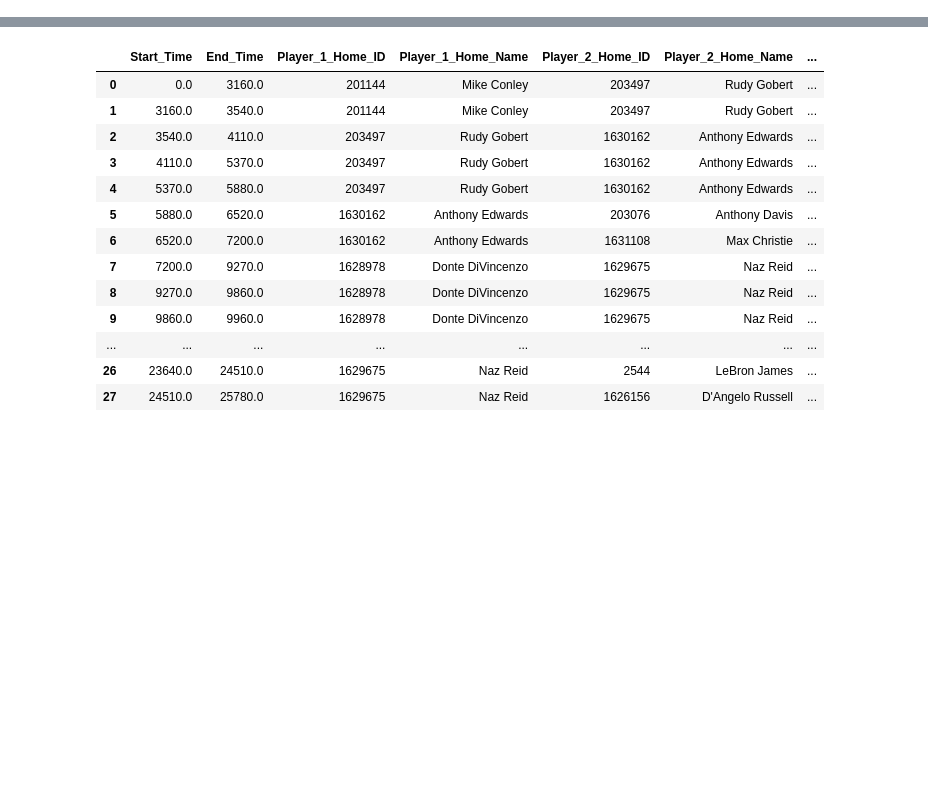
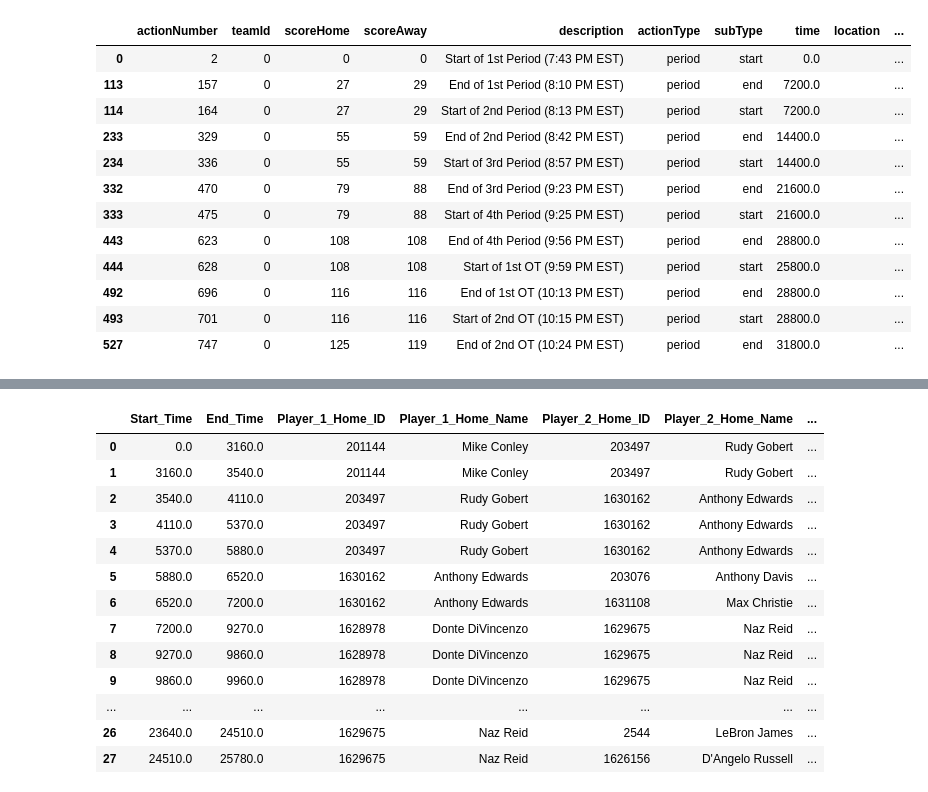
Before and after one commit to dominik-sv/NBA-Adjusted-Plus-Minus, a Jupyter notebook: populate_lineups_w_data.ipynb, the cells around one changed output, grey strips where cells are left out. Cells and saved outputs as stored; diff of their text form; code cells hidden in the pictures; blank space fills up the shorter version.

Commit message:
finding possessions in play by play data

```diff
--- a/populate_lineups_w_data.ipynb
+++ b/populate_lineups_w_data.ipynb
@@ -44,2 +53,5 @@ player_team_dict
+# %%
+def other_team(team, teams = teams):
+    return teams[0] if team == teams[1] else teams[1]
 # %%
 pbp = PlayByPlayV3(game_id=game_id).get_data_frames()[0]
@@ -50,7 +73,8 @@ pbp[['scoreHome', 'scoreAway']] = pbp[['scoreHome', 'scoreAway']].replace('', np
 pbp[['scoreHome', 'scoreAway']] = pbp[['scoreHome', 'scoreAway']].ffill()
 # %%
 plays = pbp[['actionNumber', 'teamId', 'scoreHome', 'scoreAway', 'description', 'actionType', 'subType', 'time', 'location']].copy()
-plays['possessionEnd'] = False
+plays['newPossession'] = False
+plays['possession'] = None
 # %%
 for idx, row in plays.iterrows():
     actionType = row['actionType']
@@ -100 +193,53 @@ for idx, row in plays.iterrows():
+# %%
+for idx, row in plays.iterrows():
+    possession_end = row['newPossession']
+    actionType = row['actionType']
+    subType = row['subType']
+    description = row['description']
+
+    if actionType == 'period' and subType == 'start':
+        m = PERIOD_RE.search(description)
+        assert m, f"No period found in description: {description}"
+        period = int(m.group(2))
+        quarter_type = m.group(4)
+
+        if quarter_type == 'Period':
+            if period in (2, 3):
+                plays.at[idx, 'possession'] = other_team(initial_tip)
+
+            if period == 4:
+                plays.at[idx, 'possession'] = initial_tip
+
+    elif actionType == 'Jump Ball' and plays.at[idx - 1, 'actionType'] == 'period':
+        m = TIP_TO_RE.search(description)
+        assert m, f"No player found in description: {description} (row {idx})"
+        player = m.group(1).strip()
+        assert player in player_team_dict, f"{player} not found in player_team_dict"
+        team = player_team_dict[player]
+        plays.at[idx, 'possession'] = team
+
+    elif idx > 1:
+        last_possession = plays.at[idx - 1, 'possession']
+        if possession_end:
+            plays.at[idx, 'possession'] = other_team(last_possession)
+        else:
+            plays.at[idx, 'possession'] = last_possession
+# %%
+plays['possessionCount'] = plays['newPossession'].cumsum()
+# %%
+plays[plays['actionType'] == 'period']
+# %% [output]
+|  | actionNumber | teamId | scoreHome | scoreAway | description | actionType | subType | time | location | ... |
+| 0 | 2 | 0 | 0 | 0 | Start of 1st Period (7:43 PM EST) | period | start | 0.0 |  | ... |
+| 113 | 157 | 0 | 27 | 29 | End of 1st Period (8:10 PM EST) | period | end | 7200.0 |  | ... |
+| 114 | 164 | 0 | 27 | 29 | Start of 2nd Period (8:13 PM EST) | period | start | 7200.0 |  | ... |
+| 233 | 329 | 0 | 55 | 59 | End of 2nd Period (8:42 PM EST) | period | end | 14400.0 |  | ... |
+| 234 | 336 | 0 | 55 | 59 | Start of 3rd Period (8:57 PM EST) | period | start | 14400.0 |  | ... |
+| 332 | 470 | 0 | 79 | 88 | End of 3rd Period (9:23 PM EST) | period | end | 21600.0 |  | ... |
+| 333 | 475 | 0 | 79 | 88 | Start of 4th Period (9:25 PM EST) | period | start | 21600.0 |  | ... |
+| 443 | 623 | 0 | 108 | 108 | End of 4th Period (9:56 PM EST) | period | end | 28800.0 |  | ... |
+| 444 | 628 | 0 | 108 | 108 | Start of 1st OT (9:59 PM EST) | period | start | 25800.0 |  | ... |
+| 492 | 696 | 0 | 116 | 116 | End of 1st OT (10:13 PM EST) | period | end | 28800.0 |  | ... |
+| 493 | 701 | 0 | 116 | 116 | Start of 2nd OT (10:15 PM EST) | period | start | 28800.0 |  | ... |
+| 527 | 747 | 0 | 125 | 119 | End of 2nd OT (10:24 PM EST) | period | end | 31800.0 |  | ... |
 # %%
```
Also changed, not shown: parts of 12 cells of this notebook, 4 other files.
